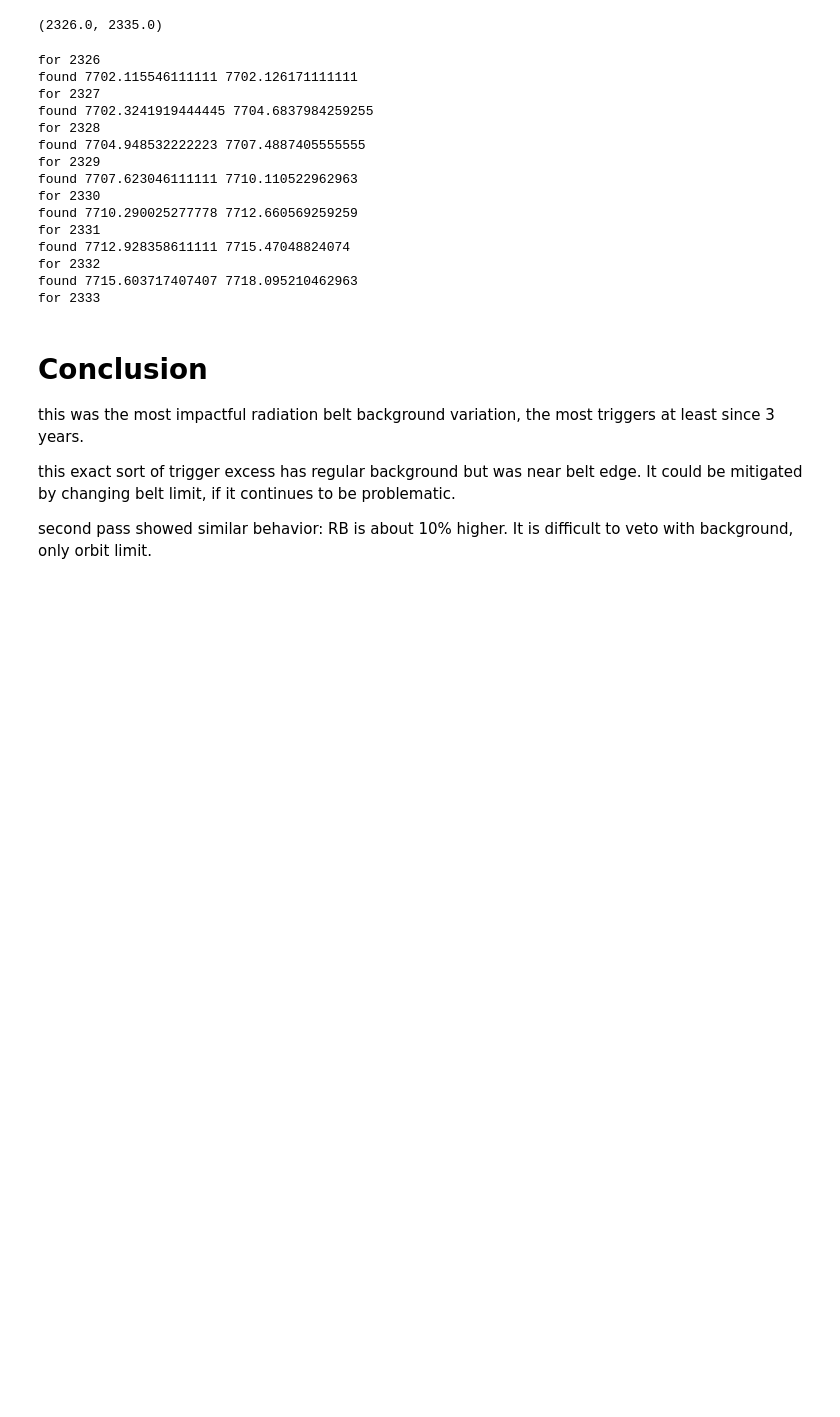
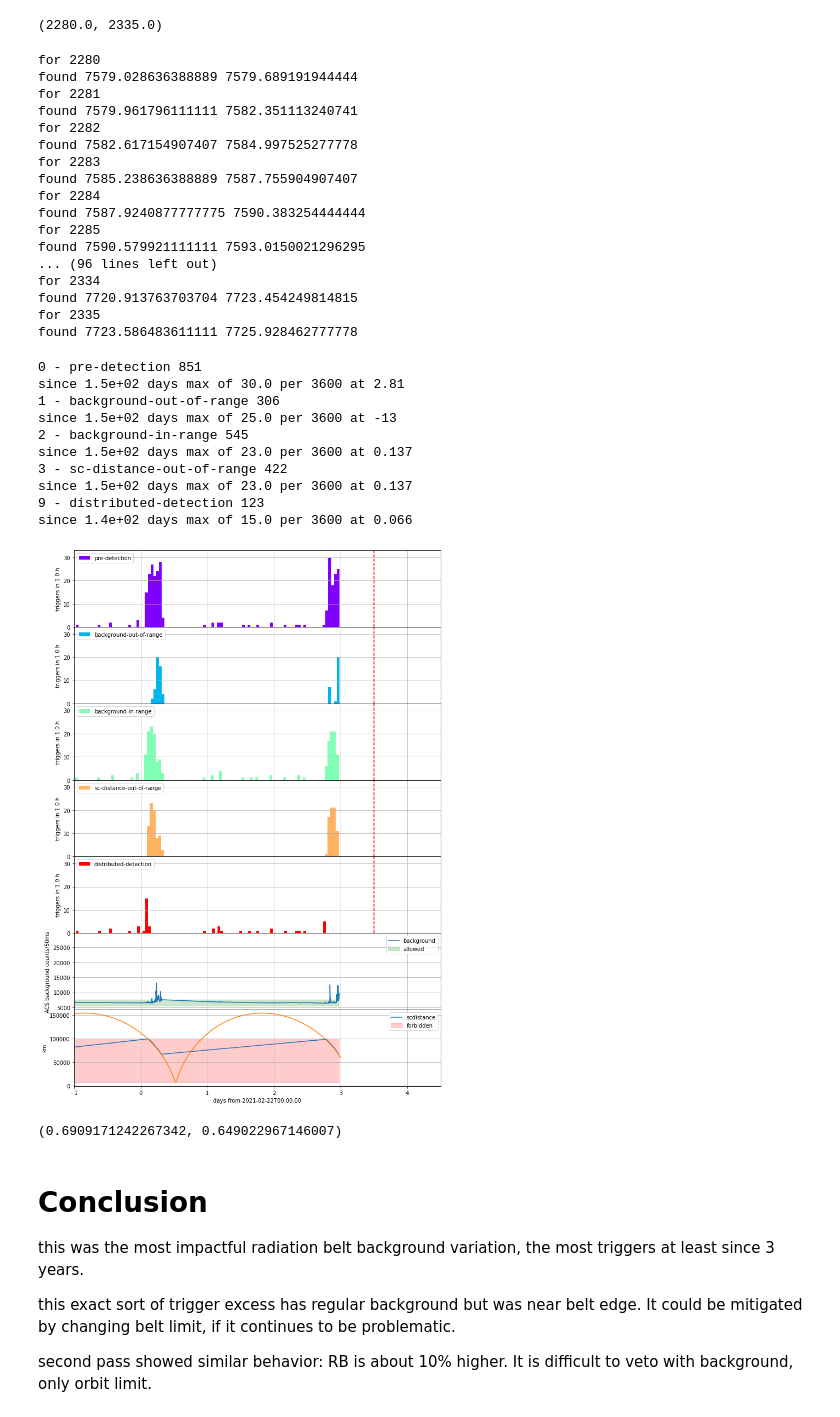
Before and after one commit to integral-observatory/spi-acs-triggers-2021-02-22, a Jupyter notebook: acs-backgroud-triggers.ipynb, the cells around one changed output. Drawn from its saved outputs; the diff is of its cells as text; code cells hidden in the pictures; blank space fills up the shorter version.

```diff
--- a/acs-backgroud-triggers.ipynb
+++ b/acs-backgroud-triggers.ipynb
@@ -14,7 +14,7 @@ import matplotlib.pylab as plt
 log_lines = []
 
 for l in open("ibas_acsmonitor_log.txt"):
-    if re.match(".*? +2021-02-.*?", l):
+    if re.match(".*? +2021-0[12]-.*?", l) or re.match(".*? +2020-1.*?", l):
         log_lines.append(l)
 
 
@@ -81,7 +81,7 @@ iisot_format = "%Y-%m-%dT%H:%M:%S"
 t0 = time.strptime("2021-02-22T00:00:00", iisot_format)
 t0_s = time.mktime(t0)
 
-t1 = time.strptime("2021-02-01T00:00:00", iisot_format)
+t1 = time.strptime("2020-10-01T00:00:00", iisot_format)
 t1_s = time.mktime(t1)
 
 t2 = time.strptime("2021-02-25T00:00:00", iisot_format)
@@ -105,7 +105,7 @@ t2_rev = float(requests.get(f"https://www.astro.unige.ch/cdci/astrooda/dispatch-
 
 t1_rev, t2_rev
 # %% [output]
-(2326.0, 2335.0)
+(2280.0, 2335.0)
 # %%
 orbits=[]
 attitudes=[]
@@ -130,21 +130,23 @@ for rev in range(int(t1_rev), int(t2_rev)+1):
     except:
         print(R)
 # %% [output]
-for 2326
-found 7702.115546111111 7702.126171111111
-for 2327
-found 7702.3241919444445 7704.6837984259255
-for 2328
-found 7704.948532222223 7707.4887405555555
-for 2329
-found 7707.623046111111 7710.110522962963
-for 2330
-found 7710.290025277778 7712.660569259259
-for 2331
-found 7712.928358611111 7715.47048824074
-for 2332
-found 7715.603717407407 7718.095210462963
-for 2333
+for 2280
+found 7579.028636388889 7579.689191944444
+for 2281
+found 7579.961796111111 7582.351113240741
+for 2282
+found 7582.617154907407 7584.997525277778
+for 2283
+found 7585.238636388889 7587.755904907407
+for 2284
+found 7587.9240877777775 7590.383254444444
+for 2285
+found 7590.579921111111 7593.0150021296295
+... (96 lines left out)
+for 2334
+found 7720.913763703704 7723.454249814815
+for 2335
+found 7723.586483611111 7725.928462777778
 # %%
 
 from matplotlib.pyplot import cm
@@ -230,37 +232,60 @@ axes[-2].grid()
 plot_c(axes[-1], 'scdistance')
 axes[-1].plot(
     np.concatenate(
         [orbit['TIME'] for orbit in orbits]
     ) - t0_ijd,
     np.concatenate(
         [orbit['RDIST'] for orbit in orbits]
     )
 )
 plot_c(axes[-1], ('scdistancel1', 'scdistancel2'), color="red", label="forbidden")
 axes[-1].set_ylabel("km")
 axes[-1].grid()
 
 
 plt.subplots_adjust(hspace=0)
 
 for ax in axes[:-2]:
     ax.set_ylim([0, ymax*1.1])
 
 plt.xlabel(f"days from {time.strftime(iisot_format, t0)}")
 
-plt.xlim([-100,
+plt.xlim([-150,
           (time.time() -t0_s)/24./3600. + 1])
 
 plt.savefig("incident-long-history.png")
 
-plt.xlim([-15,
-          (time.time() -t0_s)/24./3600. + 1])
-plt.savefig("incident-past-history.png")
+#plt.xlim([-20,
+#          (time.time() -t0_s)/24./3600. + 1])
+#plt.savefig("incident-past-history.png")
 
 plt.xlim([-1,
           (time.time() -t0_s)/24./3600. + 1])
 
 plt.savefig("incident-log.png")
+# %% [output]
+0 - pre-detection 851
+since 1.5e+02 days max of 30.0 per 3600 at 2.81
+1 - background-out-of-range 306
+since 1.5e+02 days max of 25.0 per 3600 at -13
+2 - background-in-range 545
+since 1.5e+02 days max of 23.0 per 3600 at 0.137
+3 - sc-distance-out-of-range 422
+since 1.5e+02 days max of 23.0 per 3600 at 0.137
+9 - distributed-detection 123
+since 1.4e+02 days max of 15.0 per 3600 at 0.066
+[figure, added]
+# %%
+t, r = np.concatenate(
+        [orbit['TIME'] for orbit in orbits]
+    ) - t0_ijd, np.concatenate(
+        [orbit['RDIST'] for orbit in orbits]
+    )
+
+dt = t[1:] - t[:-1]
+np.sum(dt[r[1:]>100000]) / np.sum(dt[r[1:]>0]), np.sum(dt[r[1:]>107000]) / np.sum(dt[r[1:]>0])
+# %% [output]
+(0.6909171242267342, 0.649022967146007)
 # %% [markdown]
 # Conclusion
 
```
Also changed, not shown: parts of 1 cell of this notebook, 4 other files.
